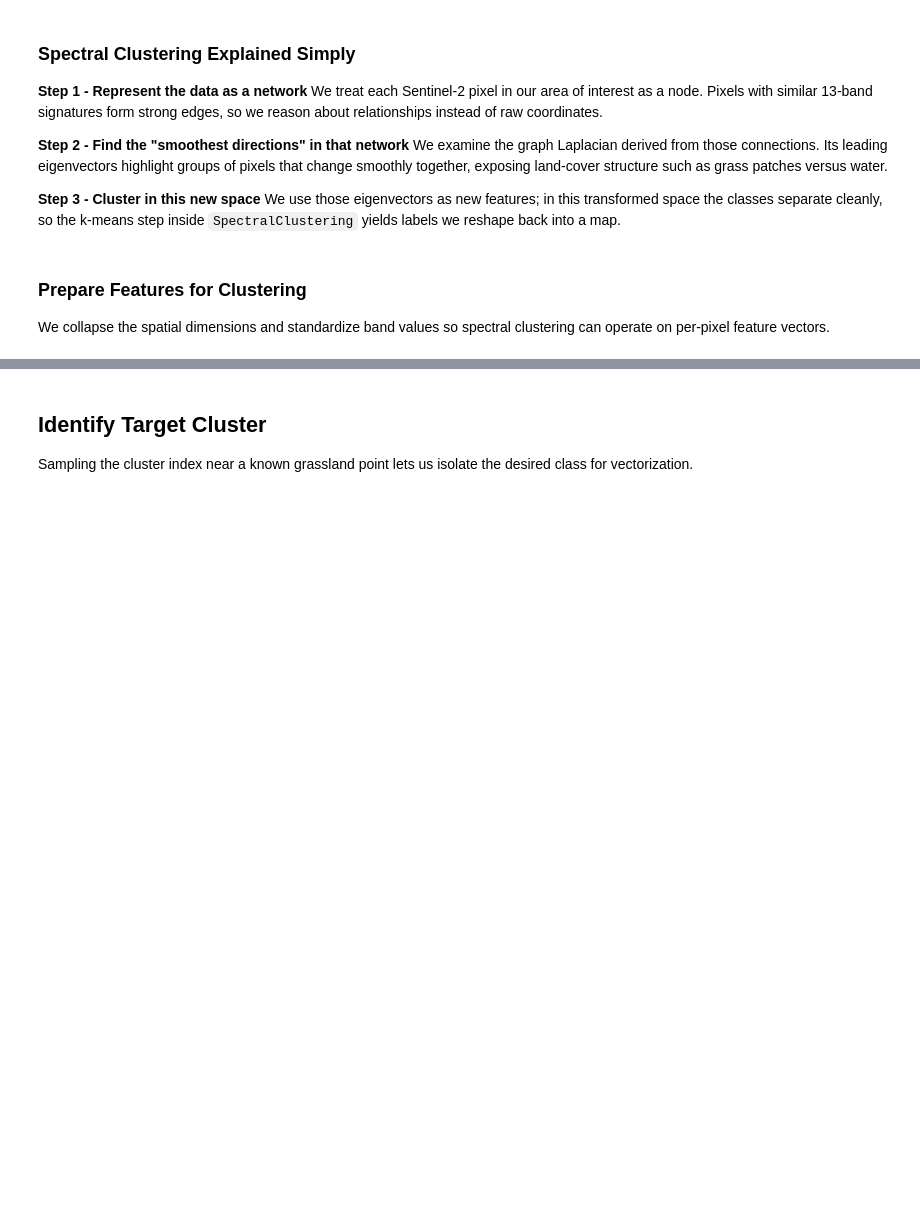
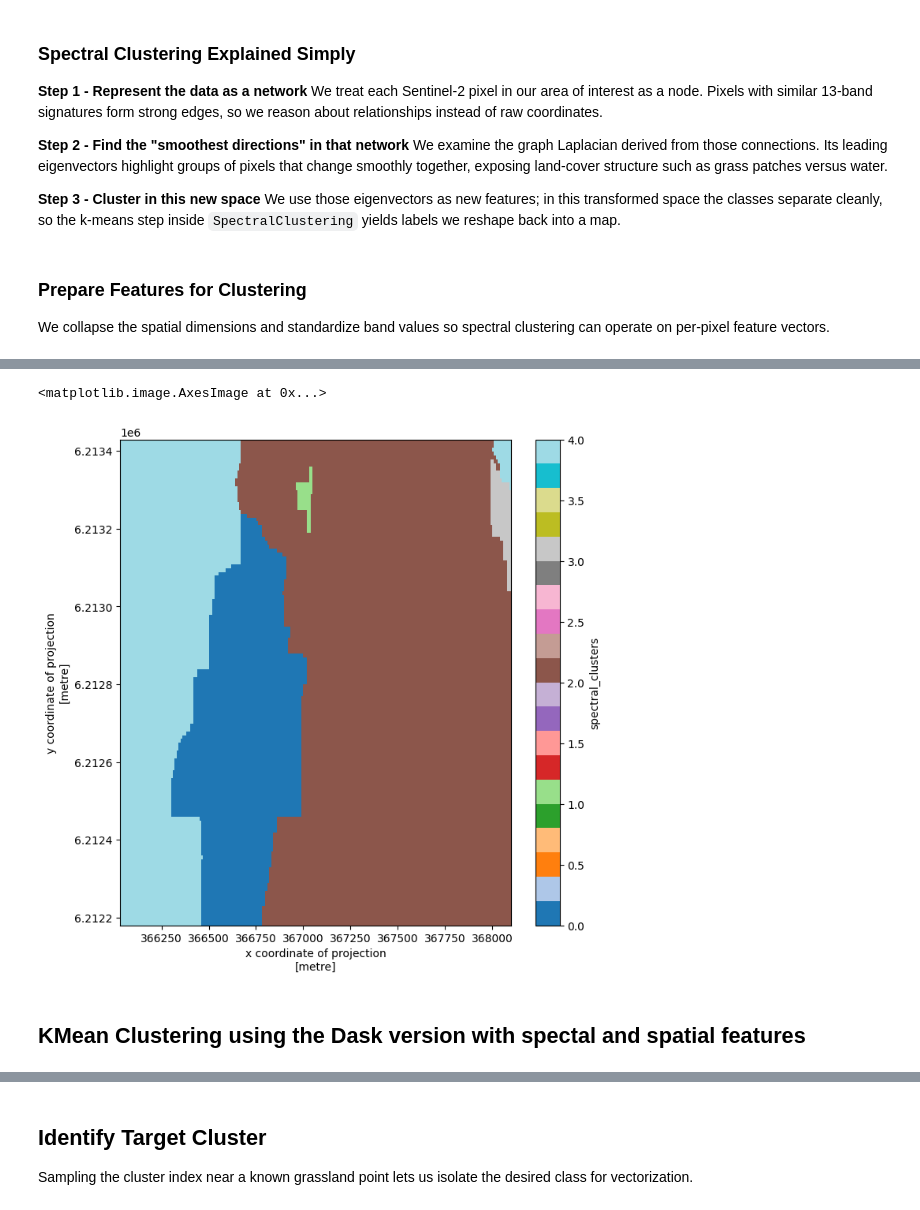
Before and after one commit to sunnydean/example-grasslands, a Jupyter notebook: grasslands-example.ipynb, the cells around one changed output, grey strips where cells are left out. Drawn from its saved outputs; the diff is of its cells as text; code cells hidden in the pictures; blank space fills up the shorter version.

Commit message:
adding clustering with spatial awareness

```diff
--- a/grasslands-example.ipynb
+++ b/grasslands-example.ipynb
@@ -140,6 +145,6 @@ grass_land = grass_land.rename(rename_map)
 # %%
 grass_land_da = grass_land.to_array(dim="band")
-grass_land_da.attrs["crs"] = str(grass_land.odc.crs)
+grass_land_da.attrs["crs"] = crs
 grass_land_da
 # %% [output]
 <xarray.DataArray (band: 12, y: 125, x: 207)> Size: 2MB dask.array<stack, shape=(12, 125, 207), dtype=float64, chunksize=(1, 125, 207), chunktype=numpy.ndarray> Coordinates: * x (x) int64 2kB 366035 3 ...
@@ -171,11 +176,15 @@ PROJCS["WGS 84 / UTM zone 35N",GEOGCS["WGS 84",DATUM["WGS_1984",SPHEROID["WGS 84
 A quick RGB render verifies the scene quality before investing time in clustering.
 # %%
 
-rgb = (grass_land_da.sel(band=["red", "green", "blue"]) / 1000).clip(0, 1)
+rgb = grass_land_da.sel(band=["red", "green", "blue"])
 
-rgb_plot = rgb.hvplot.rgb(
-    x="x", y="y", bands="band", title="Sentinel-2 RGB", tiles=True)
+mins = rgb.min(dim=("x", "y"))
+maxs = rgb.max(dim=("x", "y"))
 
+rgb_norm = ((rgb - mins) / (maxs - mins)).persist()
+rgb_plot = rgb_norm.hvplot.rgb(
+    x="x", y="y", bands="band", xlabel="lon", ylabel="lat", title="Sentinel-2 RGB",tiles=True
+)
 
 rgb_plot
 # %% [output]
@@ -238,5 +217,0 @@ PROJCS["WGS 84 / UTM zone 35N",GEOGCS["WGS 84",DATUM["WGS_1984",SPHEROID["WGS 84
-# %%
-flattened_t_xda = flattened_xda.transpose("z", "band")
-with xr.set_options(keep_attrs=True):
-    rescaled_xda = ((flattened_t_xda - flattened_t_xda.mean()) / flattened_t_xda.std()).astype("float32")
-rescaled_xda
@@ -364,0 +218,4 @@ rgb_plot + cluster_plot
+# %%
+mins = grass_land_da.min(dim=("y", "x"))
+maxs = grass_land_da.max(dim=("y", "x"))
+grass_land_norm = (grass_land_da - mins) / (maxs - mins + 1e-8)
@@ -364,0 +290,7 @@ rgb_plot + cluster_plot
+# %%
+labels_da.plot.imshow(cmap="tab20", figsize=(8, 8))
+# %% [output]
+<matplotlib.image.AxesImage at 0x...>
+[figure, added]
+# %% [markdown]
+## KMean Clustering using the Dask version with spectal and spatial features
```
Also changed, not shown: parts of 30 cells of this notebook, 2 other files.
